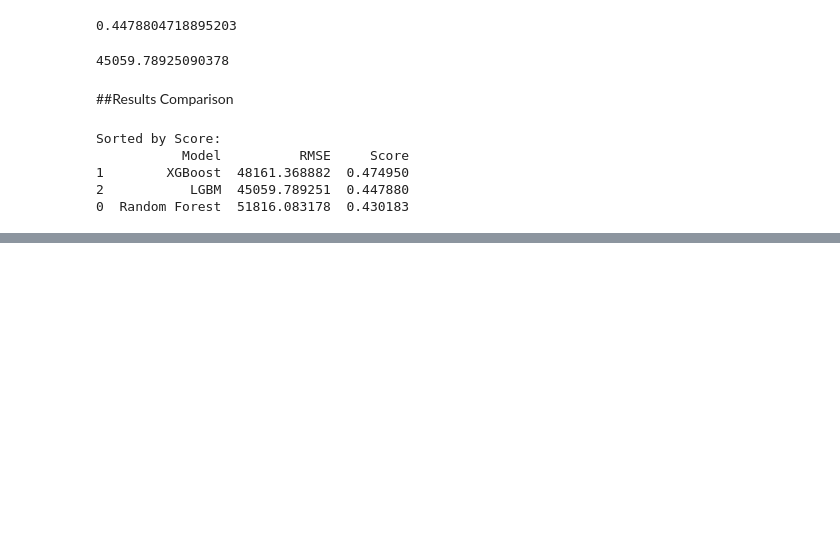
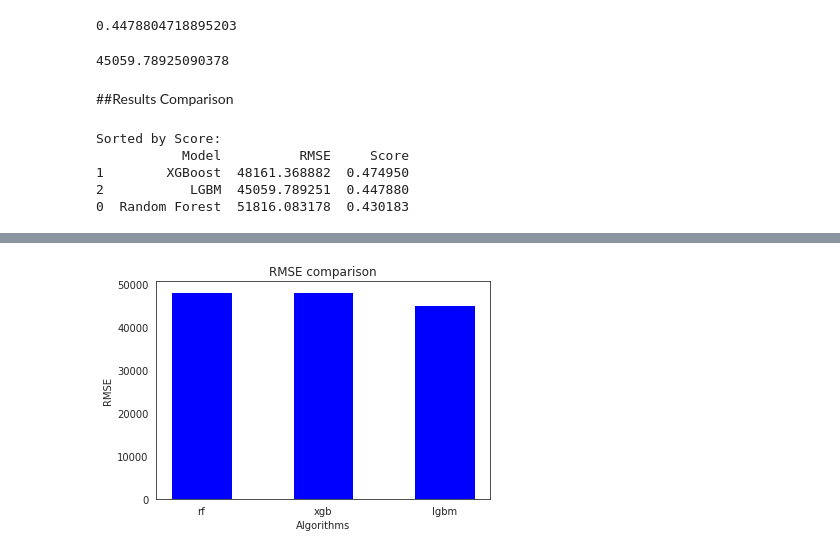
Before and after one commit to Sushila-Phogat/CE888, a Jupyter notebook: Incurred_pred.ipynb, the cells around one changed output, grey strips where cells are left out. Drawn from its saved outputs; the diff is of its cells as text; code cells hidden in the pictures; blank space fills up the shorter version.

```diff
--- a/Incurred_pred.ipynb
+++ b/Incurred_pred.ipynb
@@ -542,0 +540,8 @@ ValueError: ignored
+# %%
+plt.bar(rmse.keys(), rmse.values(), width=0.5,color='b')
+plt.xlabel("Algorithms")
+plt.ylabel("RMSE")
+plt.title("RMSE comparison")
+plt.show()
+# %% [output]
+[figure, added]
```
Also changed, not shown: parts of 11 cells of this notebook.
